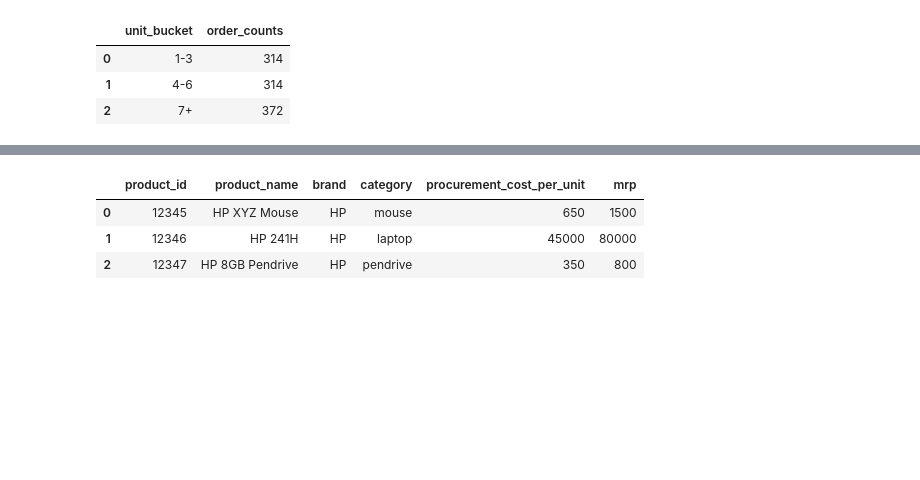
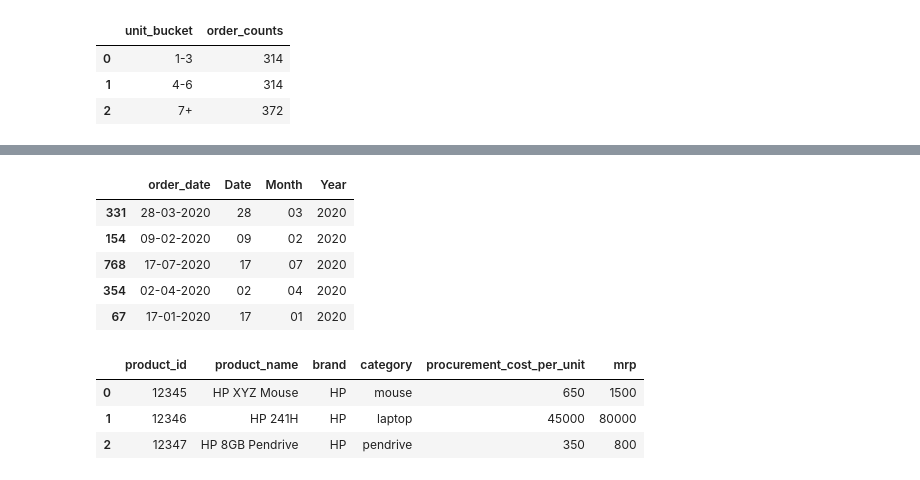
Before and after one commit to kumardev0614/SQL, a Jupyter notebook: Utsav Awasthi Youtube/SQL for Data Analytics - Practice Problems 1.ipynb, the cells around one changed output, grey strips where cells are left out. Drawn from its saved outputs; the diff is of its cells as text; code cells hidden in the pictures; blank space fills up the shorter version.

```diff
--- a/Utsav Awasthi Youtube/SQL for Data Analytics - Practice Problems 1.ipynb
+++ b/Utsav Awasthi Youtube/SQL for Data Analytics - Practice Problems 1.ipynb
@@ -332,3 +365,26 @@ ans
+# %%
+ans = ps.sqldf("""
+---------------------WRITE QUERY BELOW---------------------
+
+SELECT
+    orders.order_date,
+    SUBSTR(orders.order_date, 1,2) AS Date,
+    SUBSTR(orders.order_date, 4,2) AS Month,
+    SUBSTR(orders.order_date, 7,4) AS Year
+FROM order_dim AS orders
+
+
+---------------------WRITE QUERY ABOVE---------------------
+""")
+
+ans.sample(5)
+# %% [output]
+|  | order_date | Date | Month | Year |
+| 331 | 28-03-2020 | 28 | 03 | 2020 |
+| 154 | 09-02-2020 | 09 | 02 | 2020 |
+| 768 | 17-07-2020 | 17 | 07 | 2020 |
+| 354 | 02-04-2020 | 02 | 04 | 2020 |
+| 67 | 17-01-2020 | 17 | 01 | 2020 |
 # %%
 product_dim.head(3)
 # %% [output]
```
Also changed, not shown: parts of 10 cells of this notebook, 1 other file.
